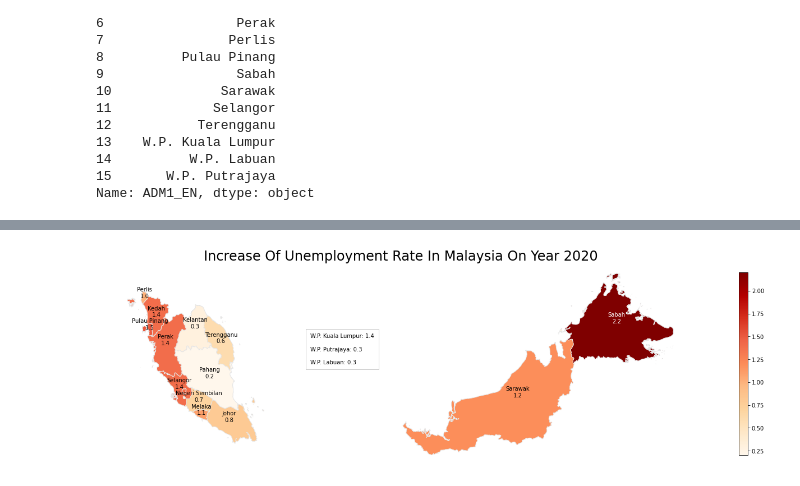
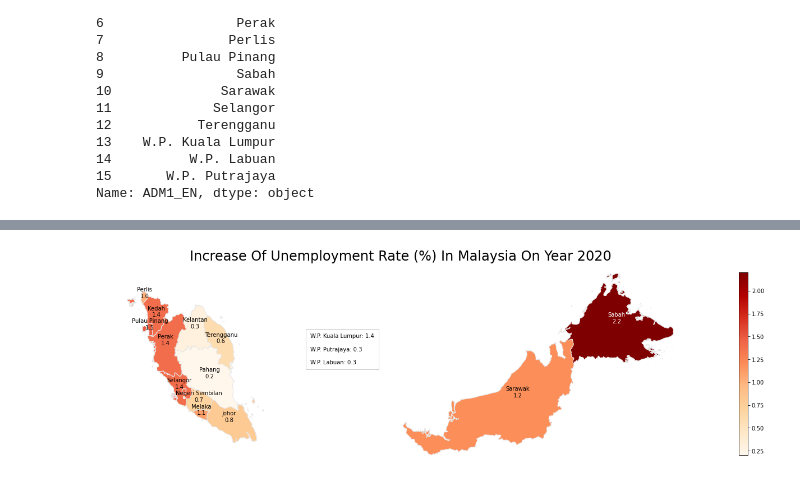
Before and after one commit to yongkokkhuen/pds-aa-2, a Jupyter notebook: notebooks/05-choropleth-map.ipynb, the cells around one changed output, grey strips where cells are left out. Cells and saved outputs as stored; diff of their text form; code cells hidden in the pictures.

```diff
--- a/notebooks/05-choropleth-map.ipynb
+++ b/notebooks/05-choropleth-map.ipynb
@@ -284,32 +284,32 @@ df_plot.plot(
     column="Rate Change",
     cmap="OrRd",
     linewidth=1, ax=ax,
     edgecolor='0.9',
     legend=True,
     legend_kwds={"shrink": 0.25}
 )
 
 for idx, row in df_plot.iterrows():
     plt.annotate(
         text=set_annotation_text(row["State"], row["Rate Change"]),
         xy=row["coords"],
         horizontalalignment="center",
         color=set_annotation_color(row["Rate Change"])
     )
 
 plt.text(
     0.35,
     0.5,
     set_additional_text(),
     bbox=dict(facecolor='none', edgecolor='#c6c6c6', pad=8.0),
     transform=ax.transAxes
 )
 
 ax.axis('off')
 
-plt.title("Increase Of Unemployment Rate In Malaysia On Year 2020", fontsize=24)
+plt.title("Increase Of Unemployment Rate (%) In Malaysia On Year 2020", fontsize=24)
 
 plt.savefig("../visualizations/unemployment-choropleth.png")
 plt.show()
 # %% [output]
-[figure, old version]
+[figure, new version]
```
Also changed, not shown: 3 other files.
